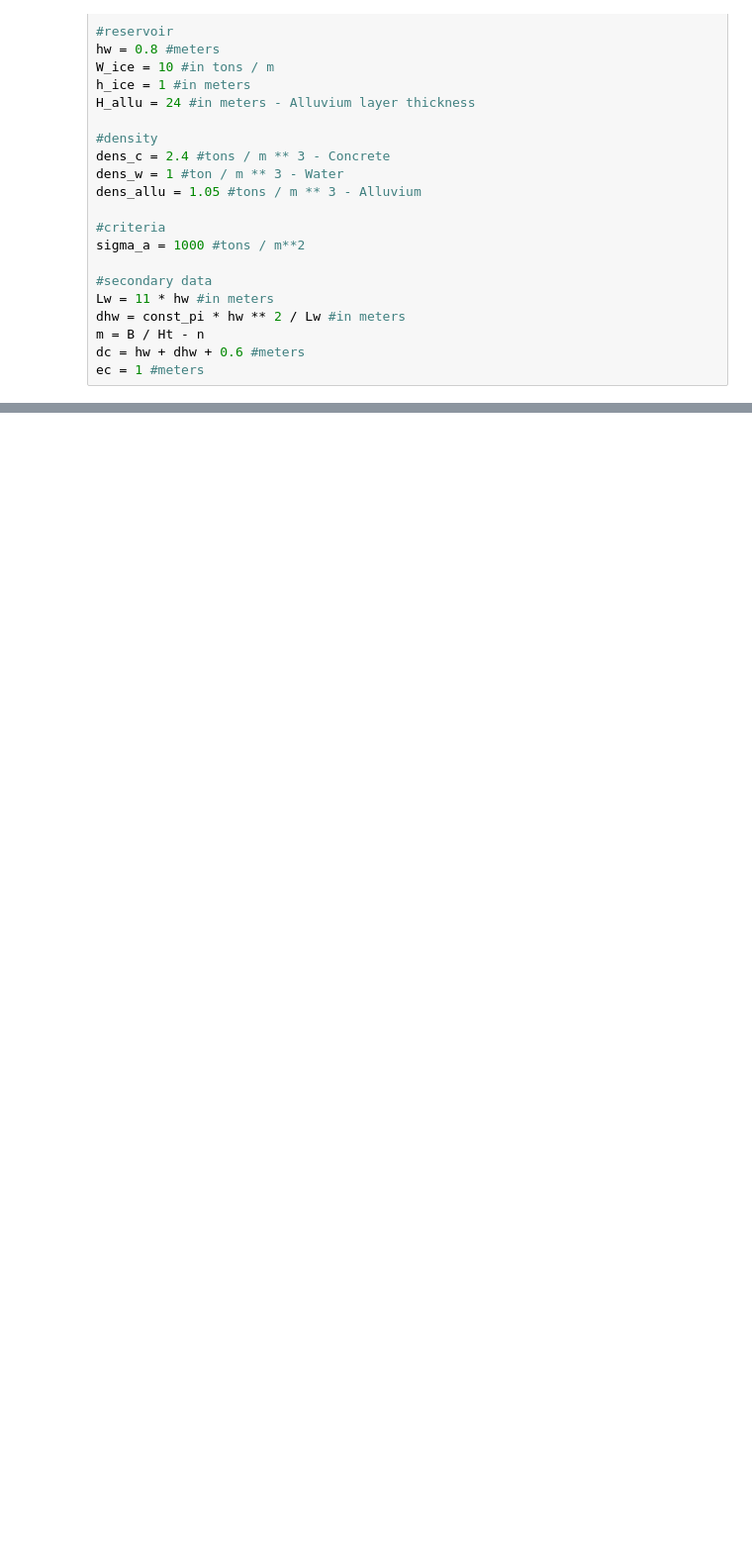
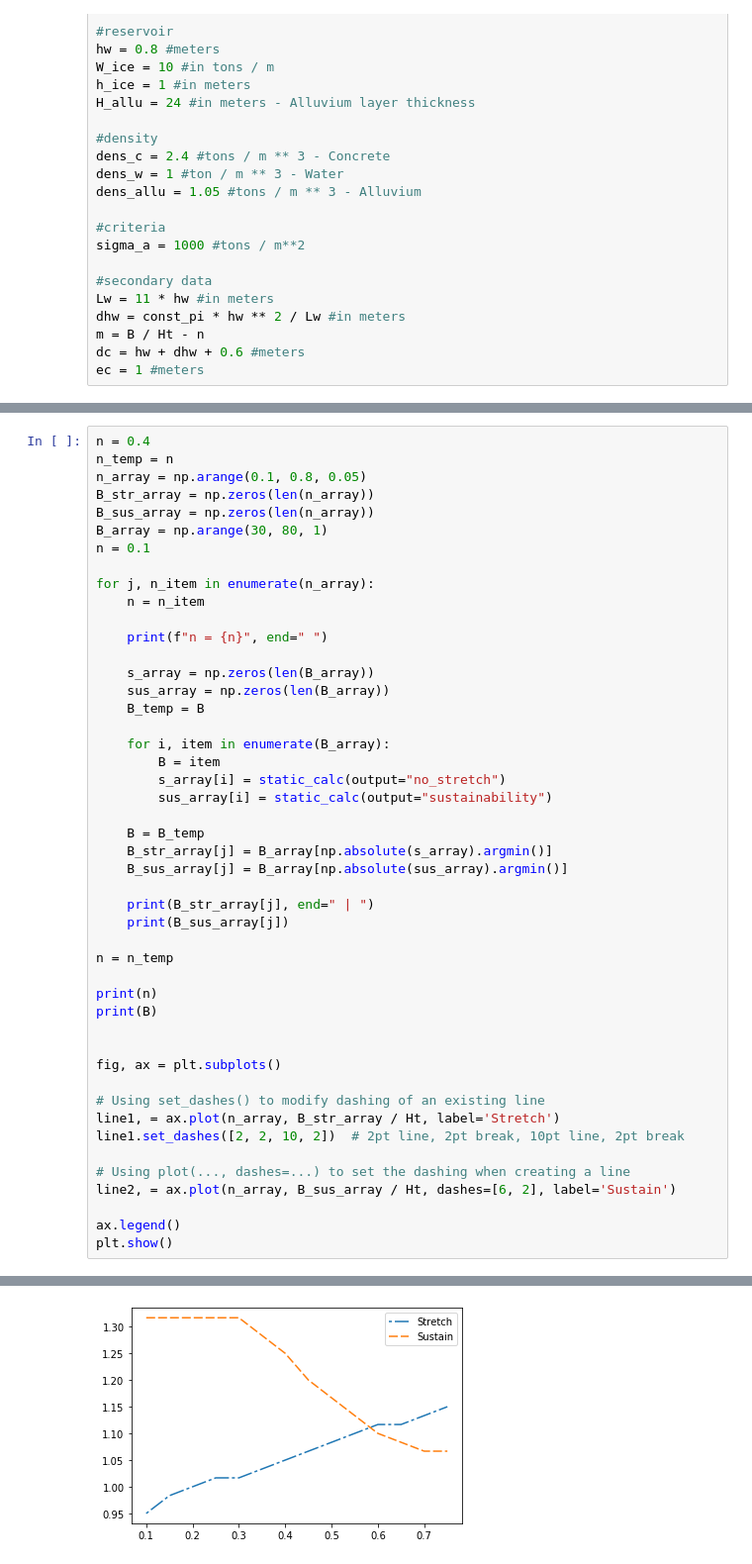
Before and after one commit to George-Mounts/bachelor_project, a Jupyter notebook: 3_better_function.ipynb, the cells around one changed output, grey strips where cells are left out. Shown at 99% size. Saved outputs shown, nothing was run; the diff lists cells and outputs as text; blank space fills up the shorter version.

```diff
--- a/3_better_function.ipynb
+++ b/3_better_function.ipynb
@@ -278,0 +301,48 @@ Own weight
+# %%
+n = 0.4
+n_temp = n
+n_array = np.arange(0.1, 0.8, 0.05)
+B_str_array = np.zeros(len(n_array))
+B_sus_array = np.zeros(len(n_array))
+B_array = np.arange(30, 80, 1)
+n = 0.1
+
+for j, n_item in enumerate(n_array):
+    n = n_item
+
+    print(f"n = {n}", end=" ")
+
+    s_array = np.zeros(len(B_array))
+    sus_array = np.zeros(len(B_array))
+    B_temp = B
+
+    for i, item in enumerate(B_array):
+        B = item
+        s_array[i] = static_calc(output="no_stretch")
+        sus_array[i] = static_calc(output="sustainability")
+
+    B = B_temp
+    B_str_array[j] = B_array[np.absolute(s_array).argmin()]
+    B_sus_array[j] = B_array[np.absolute(sus_array).argmin()]
+
+    print(B_str_array[j], end=" | ")
+    print(B_sus_array[j])
+
+n = n_temp
+
+print(n)
+print(B)
+
+
+fig, ax = plt.subplots()
+
+# Using set_dashes() to modify dashing of an existing line
+line1, = ax.plot(n_array, B_str_array / Ht, label='Stretch')
+line1.set_dashes([2, 2, 10, 2])  # 2pt line, 2pt break, 10pt line, 2pt break
+
+# Using plot(..., dashes=...) to set the dashing when creating a line
+line2, = ax.plot(n_array, B_sus_array / Ht, dashes=[6, 2], label='Sustain')
+
+ax.legend()
+plt.show()
+# %% [output]
@@ -279,2 +365,3 @@ Own weight
+[figure, added]
 # %%
 0.5 * 2.4 * 60 * 60 * 10
```
Also changed, not shown: parts of 17 cells of this notebook.
